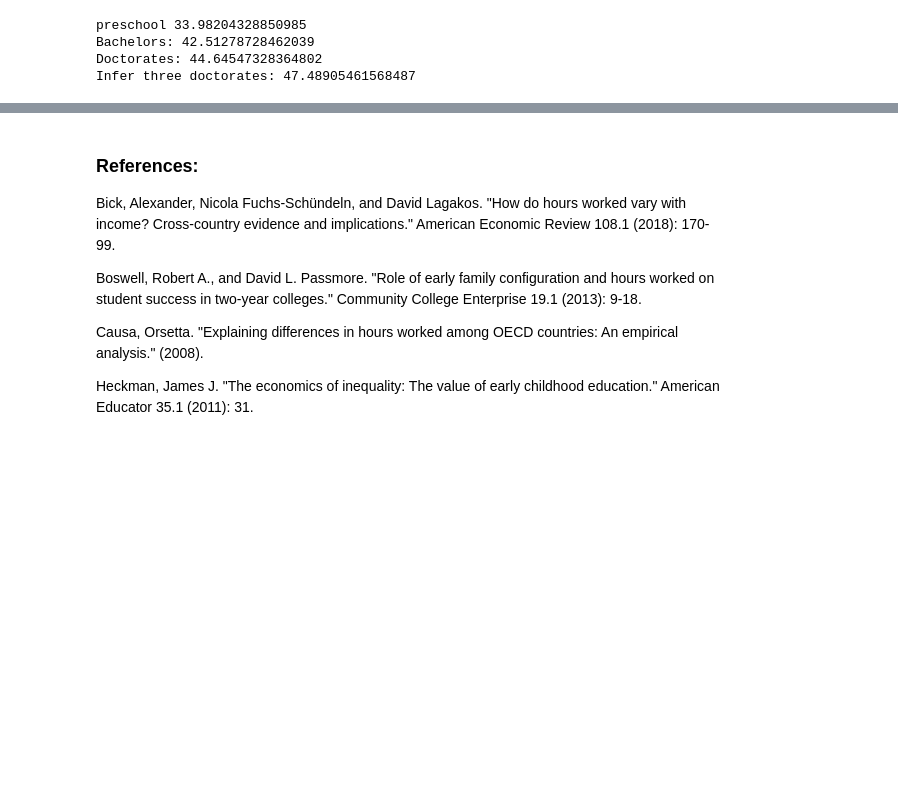
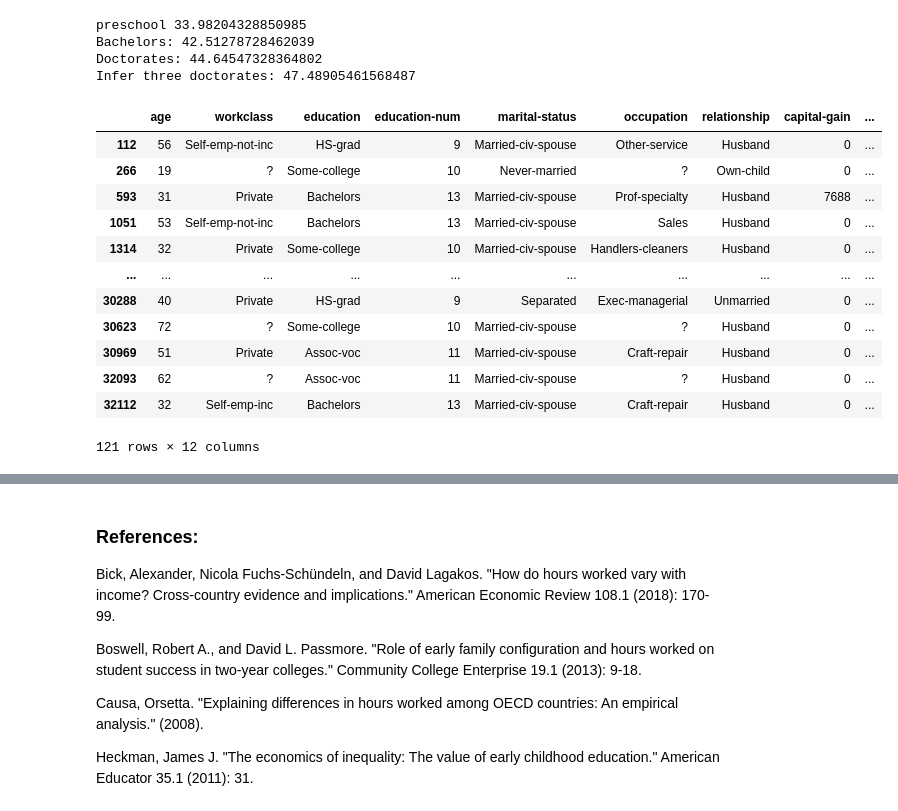
Before and after one commit to DSCI-310/DSCI-310-Group-3, a Jupyter notebook: docs/analyze_census_data.ipynb, the cells around one changed output, grey strips where cells are left out. Cells and saved outputs as stored; diff of their text form; code cells hidden in the pictures; blank space fills up the shorter version.

```diff
--- a/docs/analyze_census_data.ipynb
+++ b/docs/analyze_census_data.ipynb
@@ -135,6 +135,22 @@ preschool 33.98204328850985
 Bachelors: 42.51278728462039
 Doctorates: 44.64547328364802
 Infer three doctorates: 47.48905461568487
+# %%
+data[data['native-country'].str.contains('Canada')]
+# %% [output]
+|  | age | workclass | education | education-num | marital-status | occupation | relationship | capital-gain | ... |
+| 112 | 56 | Self-emp-not-inc | HS-grad | 9 | Married-civ-spouse | Other-service | Husband | 0 | ... |
+| 266 | 19 | ? | Some-college | 10 | Never-married | ? | Own-child | 0 | ... |
+| 593 | 31 | Private | Bachelors | 13 | Married-civ-spouse | Prof-specialty | Husband | 7688 | ... |
+| 1051 | 53 | Self-emp-not-inc | Bachelors | 13 | Married-civ-spouse | Sales | Husband | 0 | ... |
+| 1314 | 32 | Private | Some-college | 10 | Married-civ-spouse | Handlers-cleaners | Husband | 0 | ... |
+| ... | ... | ... | ... | ... | ... | ... | ... | ... | ... |
+| 30288 | 40 | Private | HS-grad | 9 | Separated | Exec-managerial | Unmarried | 0 | ... |
+| 30623 | 72 | ? | Some-college | 10 | Married-civ-spouse | ? | Husband | 0 | ... |
+| 30969 | 51 | Private | Assoc-voc | 11 | Married-civ-spouse | Craft-repair | Husband | 0 | ... |
+| 32093 | 62 | ? | Assoc-voc | 11 | Married-civ-spouse | ? | Husband | 0 | ... |
+| 32112 | 32 | Self-emp-inc | Bachelors | 13 | Married-civ-spouse | Craft-repair | Husband | 0 | ... |
+121 rows × 12 columns
 # %%
 # Lets see how Canada compares to the rest of the world
 
```
Also changed, not shown: parts of 5 cells of this notebook, 1 other file.
